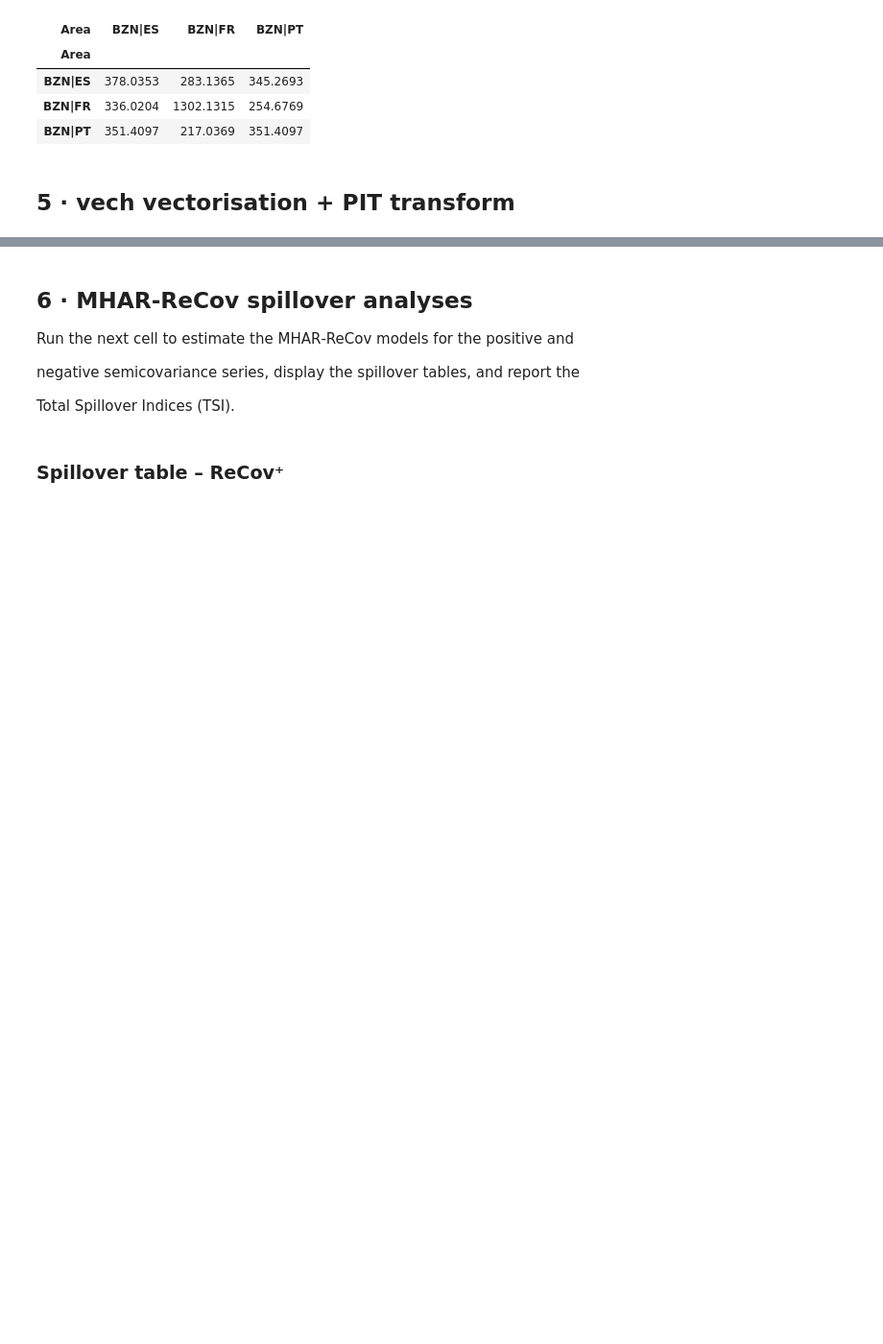
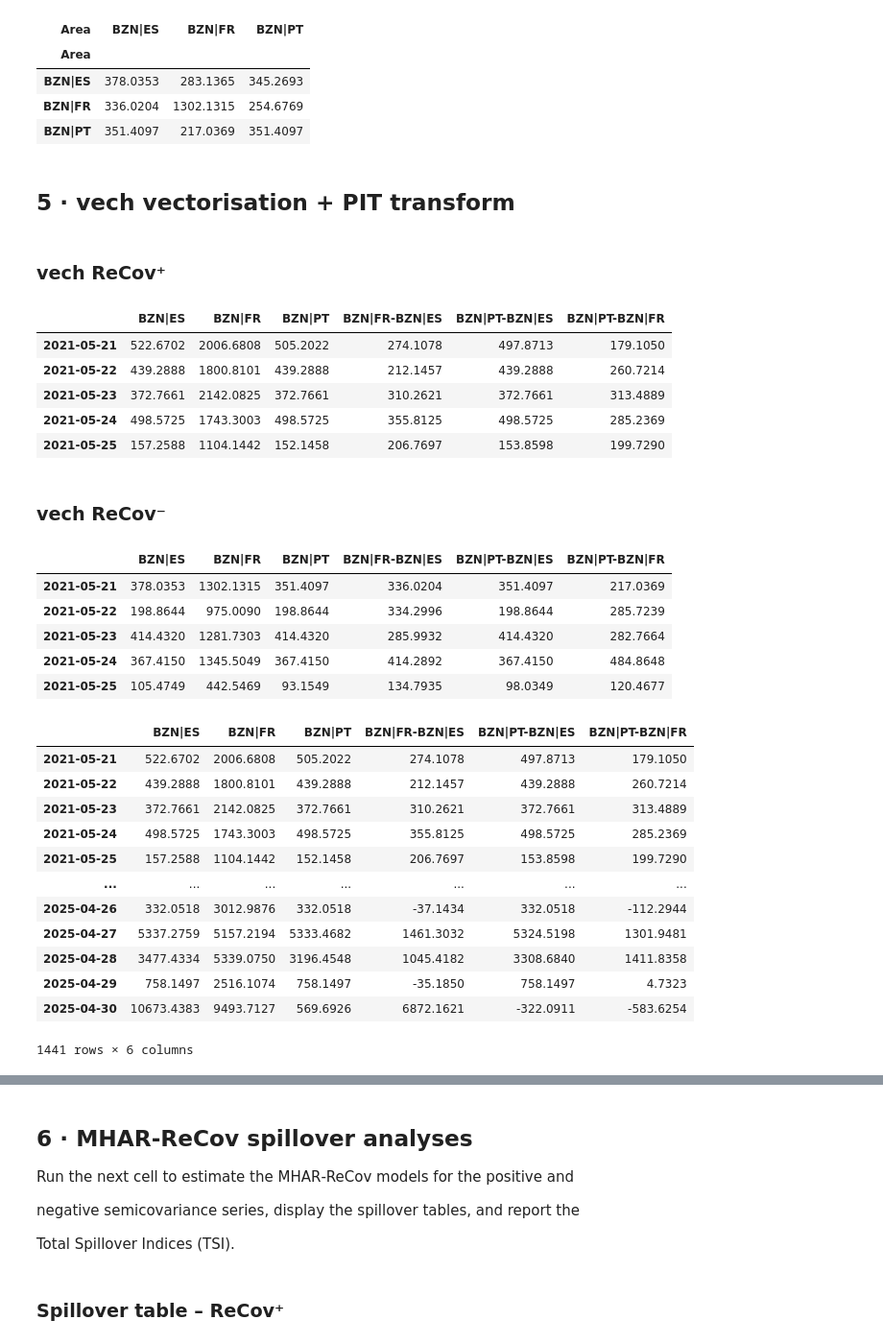
Before and after one commit to franrolotti/volatility-spillovers-methodology, a Jupyter notebook: 05_volatility_spillovers_semivariances.ipynb, the cells around one changed output, grey strips where cells are left out. Shown: that part at 96% size. Drawn from its saved outputs; the diff is of its cells as text; code cells hidden in the pictures; blank space fills up the shorter version.

```diff
--- a/05_volatility_spillovers_semivariances.ipynb
+++ b/05_volatility_spillovers_semivariances.ipynb
@@ -295,3 +295,39 @@ show("ReCov⁻ (first day)", neg)
 | BZN|PT | 351.4097 | 217.0369 | 351.4097 |
 # %% [markdown]
  ## 5 · vech vectorisation + PIT transform
+# %%
+# vech vectorisation ---------------------------------------------------------
+v_pos, labels = build_vech_dataframe(pos)
+v_neg, _      = build_vech_dataframe(neg)
+show("vech ReCov⁺", v_pos)
+show("vech ReCov⁻", v_neg)
+
+v_pos
+# %% [output]
+### vech ReCov⁺
+|  | BZN|ES | BZN|FR | BZN|PT | BZN|FR-BZN|ES | BZN|PT-BZN|ES | BZN|PT-BZN|FR |
+| 2021-05-21 | 522.6702 | 2006.6808 | 505.2022 | 274.1078 | 497.8713 | 179.1050 |
+| 2021-05-22 | 439.2888 | 1800.8101 | 439.2888 | 212.1457 | 439.2888 | 260.7214 |
+| 2021-05-23 | 372.7661 | 2142.0825 | 372.7661 | 310.2621 | 372.7661 | 313.4889 |
+| 2021-05-24 | 498.5725 | 1743.3003 | 498.5725 | 355.8125 | 498.5725 | 285.2369 |
+| 2021-05-25 | 157.2588 | 1104.1442 | 152.1458 | 206.7697 | 153.8598 | 199.7290 |
+### vech ReCov⁻
+|  | BZN|ES | BZN|FR | BZN|PT | BZN|FR-BZN|ES | BZN|PT-BZN|ES | BZN|PT-BZN|FR |
+| 2021-05-21 | 378.0353 | 1302.1315 | 351.4097 | 336.0204 | 351.4097 | 217.0369 |
+| 2021-05-22 | 198.8644 | 975.0090 | 198.8644 | 334.2996 | 198.8644 | 285.7239 |
+| 2021-05-23 | 414.4320 | 1281.7303 | 414.4320 | 285.9932 | 414.4320 | 282.7664 |
+| 2021-05-24 | 367.4150 | 1345.5049 | 367.4150 | 414.2892 | 367.4150 | 484.8648 |
+| 2021-05-25 | 105.4749 | 442.5469 | 93.1549 | 134.7935 | 98.0349 | 120.4677 |
+|  | BZN|ES | BZN|FR | BZN|PT | BZN|FR-BZN|ES | BZN|PT-BZN|ES | BZN|PT-BZN|FR |
+| 2021-05-21 | 522.6702 | 2006.6808 | 505.2022 | 274.1078 | 497.8713 | 179.1050 |
+| 2021-05-22 | 439.2888 | 1800.8101 | 439.2888 | 212.1457 | 439.2888 | 260.7214 |
+| 2021-05-23 | 372.7661 | 2142.0825 | 372.7661 | 310.2621 | 372.7661 | 313.4889 |
+| 2021-05-24 | 498.5725 | 1743.3003 | 498.5725 | 355.8125 | 498.5725 | 285.2369 |
+| 2021-05-25 | 157.2588 | 1104.1442 | 152.1458 | 206.7697 | 153.8598 | 199.7290 |
+| ... | ... | ... | ... | ... | ... | ... |
+| 2025-04-26 | 332.0518 | 3012.9876 | 332.0518 | -37.1434 | 332.0518 | -112.2944 |
+| 2025-04-27 | 5337.2759 | 5157.2194 | 5333.4682 | 1461.3032 | 5324.5198 | 1301.9481 |
+| 2025-04-28 | 3477.4334 | 5339.0750 | 3196.4548 | 1045.4182 | 3308.6840 | 1411.8358 |
+| 2025-04-29 | 758.1497 | 2516.1074 | 758.1497 | -35.1850 | 758.1497 | 4.7323 |
+| 2025-04-30 | 10673.4383 | 9493.7127 | 569.6926 | 6872.1621 | -322.0911 | -583.6254 |
+1441 rows × 6 columns
```
Also changed, not shown: parts of 5 cells of this notebook, 1 other file.
